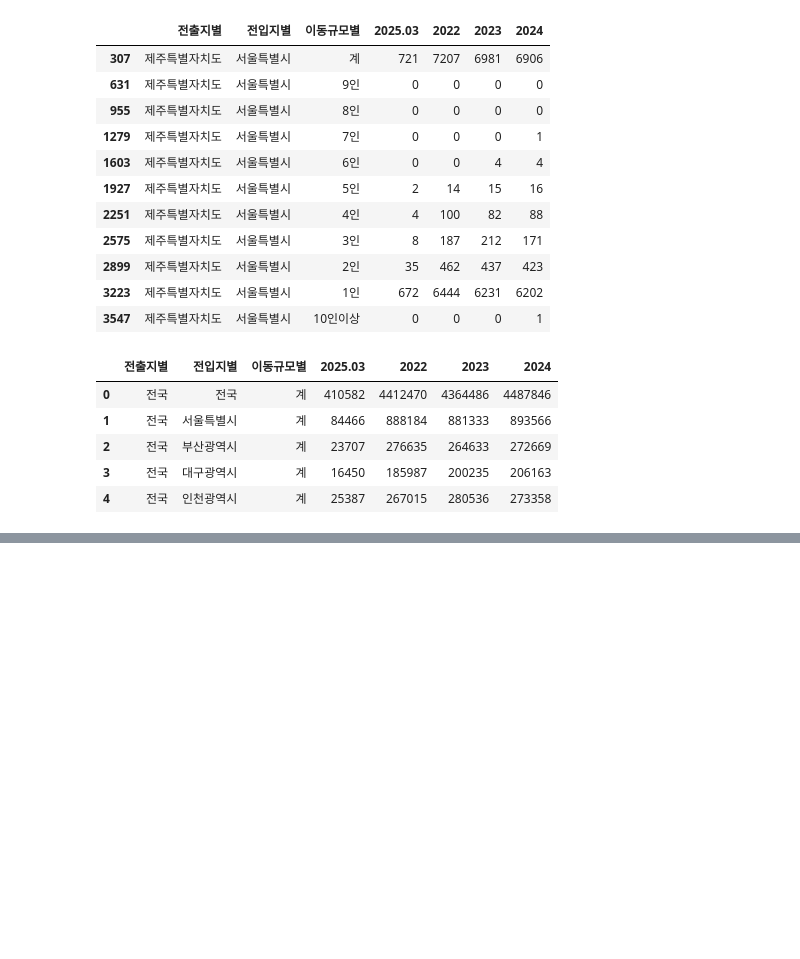
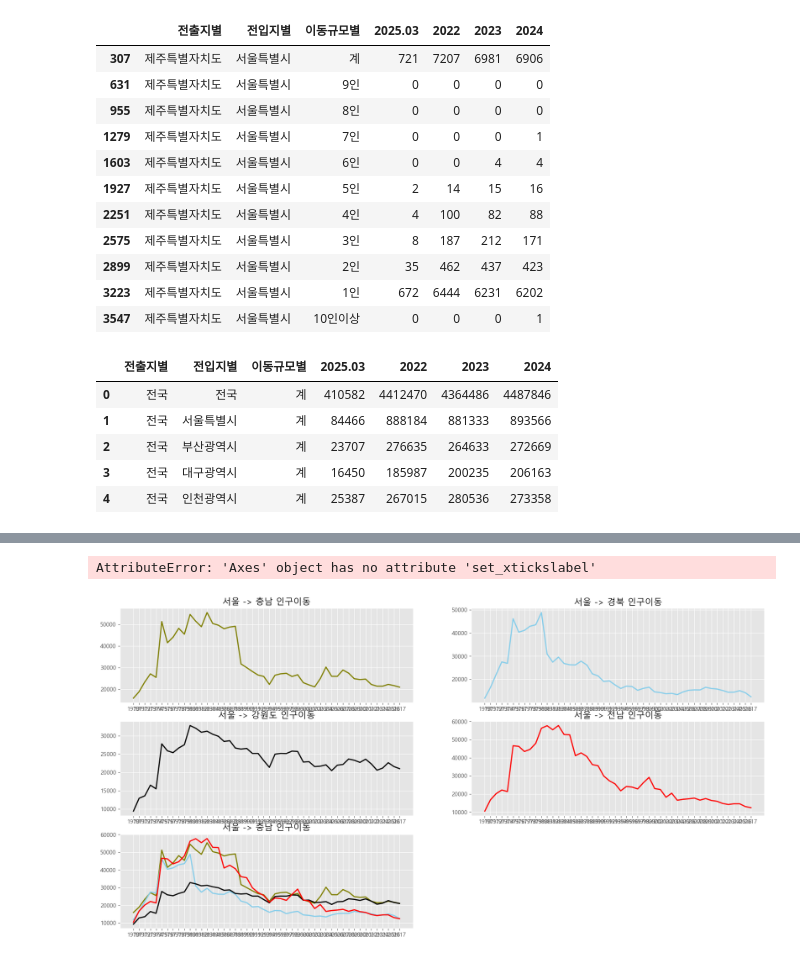
Before and after one commit to zailinliu/Pandas_study, a Jupyter notebook: part4-1.ipynb, the cells around one changed output, grey strips where cells are left out. Cells and saved outputs as stored; diff of their text form; code cells hidden in the pictures; blank space fills up the shorter version.

```diff
--- a/part4-1.ipynb
+++ b/part4-1.ipynb
@@ -293,0 +340,4 @@ plt.show()
+# %%
+col_years = list(map(str, range(1970, 2018)))
+df_4 = df_seoul.loc[['충청남도', '경상북도', '강원도', '전라남도'], col_years]
+df_4
@@ -293,0 +352,41 @@ plt.show()
+# %%
+plt.style.use('ggplot')
+fig = plt.figure(figsize=(20, 10))
+ax1 = fig.add_subplot(3, 2, 1)
+ax2 = fig.add_subplot(3, 2, 2)
+ax3 = fig.add_subplot(3, 2, 3)
+ax4 = fig.add_subplot(3, 2, 4)
+ax5 = fig.add_subplot(3, 2, 5)
+
+ax1.plot(col_years, df_4.loc['충청남도', :], markerfacecolor='green', markersize=10, color='olive', linewidth=2, label='서울 -> 충남')
+ax2.plot(col_years, df_4.loc['경상북도', :], markerfacecolor='skyblue', markersize=10, color='skyblue', linewidth=2, label='서울 -> 경북')
+ax3.plot(col_years, df_4.loc['강원도', :], markerfacecolor='black', markersize=10, color='black', linewidth=2, label='서울 -> 강원도')
+ax4.plot(col_years, df_4.loc['전라남도', :], markerfacecolor='red', markersize=10, color='red', linewidth=2, label='서울 -> 전남')
+ax5.plot(col_years, df_4.loc['충청남도', :], markerfacecolor='green', markersize=10, color='olive', linewidth=2, label='서울 -> 충남')
+ax5.plot(col_years, df_4.loc['경상북도', :], markerfacecolor='skyblue', markersize=10, color='skyblue', linewidth=2, label='서울 -> 경북')
+ax5.plot(col_years, df_4.loc['강원도', :], markerfacecolor='black', markersize=10, color='black', linewidth=2, label='서울 -> 강원도')
+ax5.plot(col_years, df_4.loc['전라남도', :], markerfacecolor='red', markersize=10, color='red', linewidth=2, label='서울 -> 전남')
+ax1.legend
+ax2.legend
+ax3.legend
+ax4.legend
+ax5.legend
+ax1.set_title('서울 -> 충남 인구이동', size=15)
+ax2.set_title('서울 -> 경북 인구이동', size=15)
+ax3.set_title('서울 -> 강원도 인구이동', size=15)
+ax4.set_title('서울 -> 전남 인구이동', size=15)
+ax5.set_title('서울 -> 충남 인구이동', size=15)
+ax1.set_xticks(range(len(col_years)))
+ax2.set_xticks(range(len(col_years)))
+ax3.set_xticks(range(len(col_years)))
+ax4.set_xticks(range(len(col_years)))
+ax5.set_xticks(range(len(col_years)))
+ax1.set_xtickslabel(col_years, rotation=90)
+ax2.set_xtickslabel(col_years, rotation=45, fontsize=7)
+ax3.set_xtickslabel(col_years, rotation=45, fontsize=7)
+ax4.set_xtickslabel(col_years, rotation=45, fontsize=7)
+ax5.set_xtickslabel(col_years, rotation=45, fontsize=7)
+plt.show()
+# %% [output]
+AttributeError: 'Axes' object has no attribute 'set_xtickslabel'
+[figure, added]
```
Also changed, not shown: parts of 13 cells of this notebook, 4 other files.
